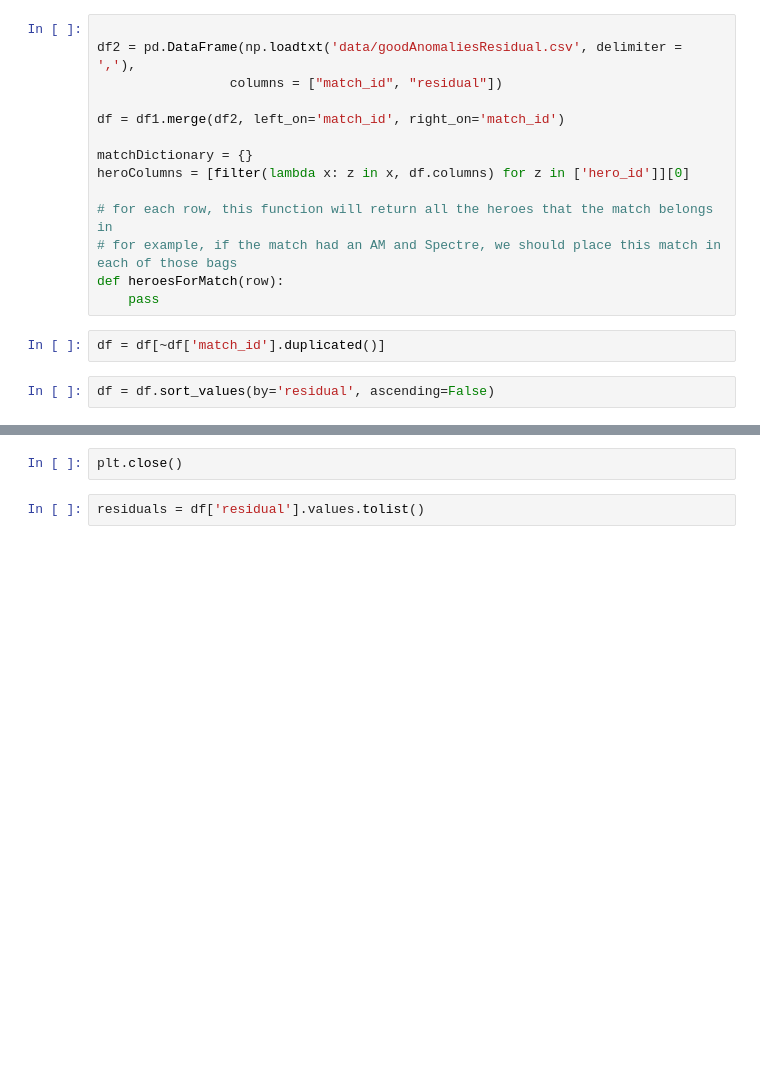
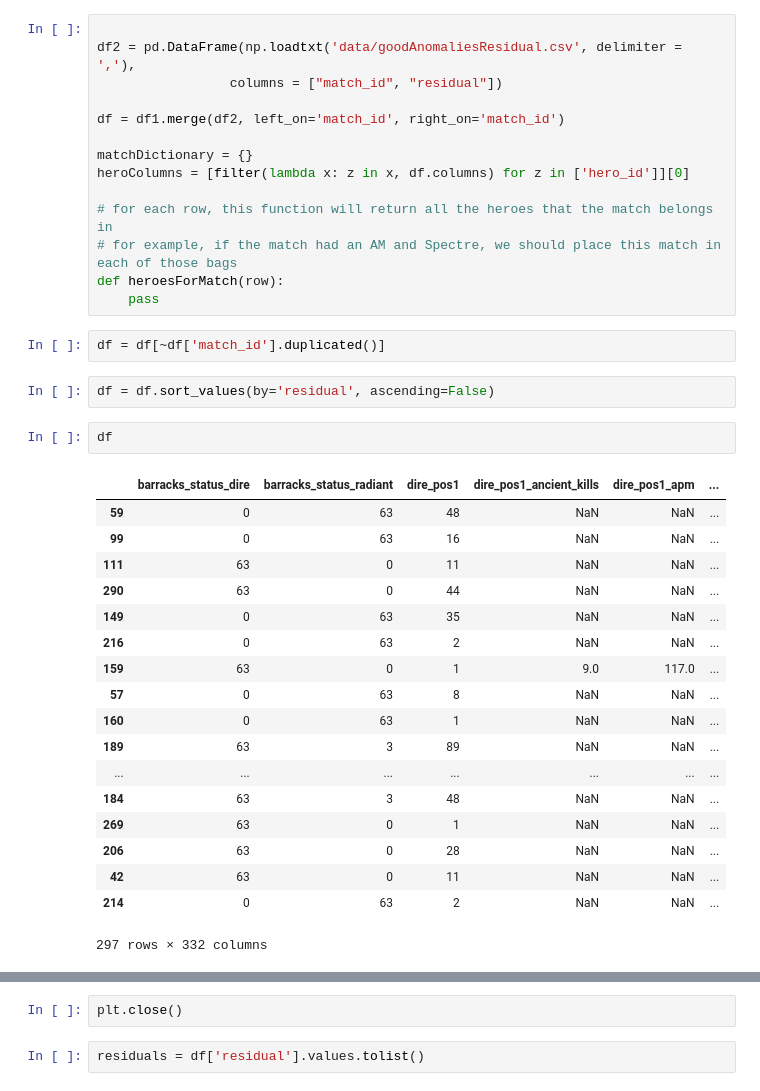
Before and after one commit to beelze-b/Open-Dota-Exploration, a Jupyter notebook: WeightsAndResiduals.ipynb, the cells around one changed output, grey strips where cells are left out. Cells and saved outputs as stored; diff of their text form; blank space fills up the shorter version.

```diff
--- a/WeightsAndResiduals.ipynb
+++ b/WeightsAndResiduals.ipynb
@@ -44,5 +47,26 @@ def heroesForMatch(row):
 df = df[~df['match_id'].duplicated()]
 # %%
 df = df.sort_values(by='residual', ascending=False)
+# %%
+df
+# %% [output]
+|  | barracks_status_dire | barracks_status_radiant | dire_pos1 | dire_pos1_ancient_kills | dire_pos1_apm | ... |
+| 59 | 0 | 63 | 48 | NaN | NaN | ... |
+| 99 | 0 | 63 | 16 | NaN | NaN | ... |
+| 111 | 63 | 0 | 11 | NaN | NaN | ... |
+| 290 | 63 | 0 | 44 | NaN | NaN | ... |
+| 149 | 0 | 63 | 35 | NaN | NaN | ... |
+| 216 | 0 | 63 | 2 | NaN | NaN | ... |
+| 159 | 63 | 0 | 1 | 9.0 | 117.0 | ... |
+| 57 | 0 | 63 | 8 | NaN | NaN | ... |
+| 160 | 0 | 63 | 1 | NaN | NaN | ... |
+| 189 | 63 | 3 | 89 | NaN | NaN | ... |
+| ... | ... | ... | ... | ... | ... | ... |
+| 184 | 63 | 3 | 48 | NaN | NaN | ... |
+| 269 | 63 | 0 | 1 | NaN | NaN | ... |
+| 206 | 63 | 0 | 28 | NaN | NaN | ... |
+| 42 | 63 | 0 | 11 | NaN | NaN | ... |
+| 214 | 0 | 63 | 2 | NaN | NaN | ... |
+297 rows × 332 columns
 # %%
 df['match_id'].values.tolist()
```
Also changed, not shown: parts of 7 cells of this notebook.
